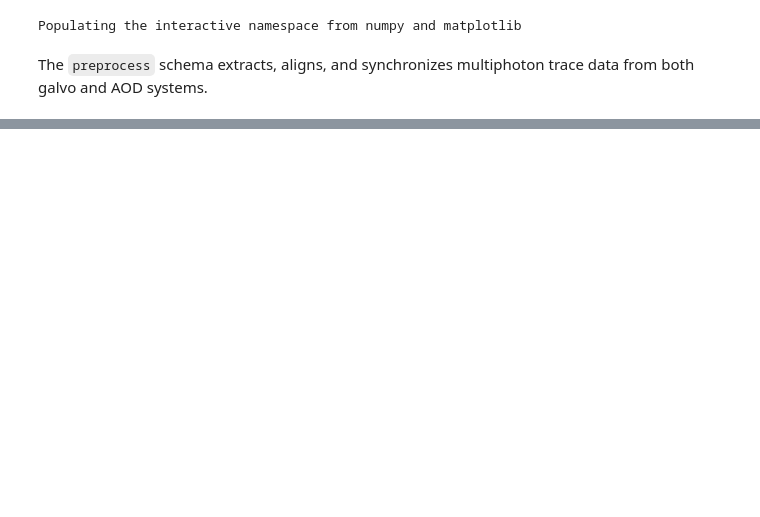
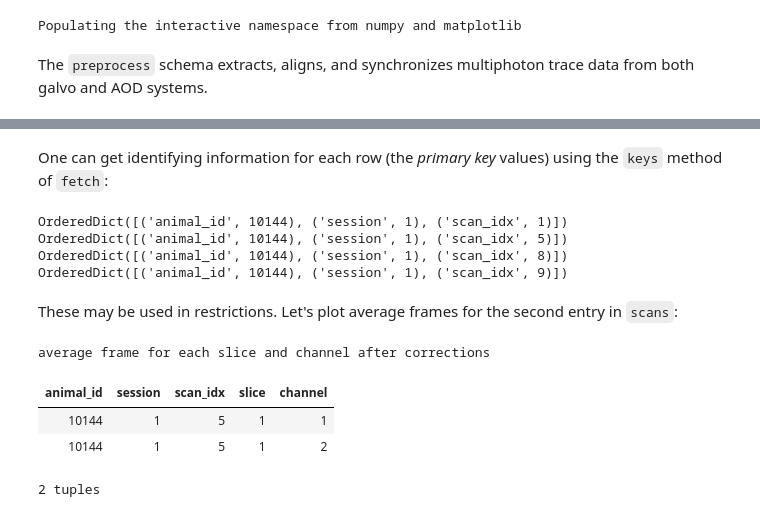
Before and after one commit to cajal/pipeline, a Jupyter notebook: python/jupyter/notebooks/pipeline_preprocess.ipynb, the cells around one changed output, grey strips where cells are left out. Cells and saved outputs as stored; diff of their text form; code cells hidden in the pictures; blank space fills up the shorter version.

```diff
--- a/python/jupyter/notebooks/pipeline_preprocess.ipynb
+++ b/python/jupyter/notebooks/pipeline_preprocess.ipynb
@@ -32,0 +55,24 @@ The schema has dependencies on schemas `pipeline.experiment` and `pipeline.psy`:
+# %% [markdown]
+One can get identifying information for each row (the _primary key_ values) using the `keys` method of `fetch`:
+# %%
+from pipeline import experiment
+scans = experiment.Scan() & (experiment.Session() & 'session_date="2016-06-16"' & 'username="jake"') &  preprocess.Prepare.GalvoAverageFrame()
+for key in scans.fetch.keys():
+    print(key)
+# %% [output]
+OrderedDict([('animal_id', 10144), ('session', 1), ('scan_idx', 1)])
+OrderedDict([('animal_id', 10144), ('session', 1), ('scan_idx', 5)])
+OrderedDict([('animal_id', 10144), ('session', 1), ('scan_idx', 8)])
+OrderedDict([('animal_id', 10144), ('session', 1), ('scan_idx', 9)])
+# %% [markdown]
+These may be used in restrictions.  Let's plot average frames for the second entry in `scans`:
+# %%
+keys = list((scans*preprocess.Slice()).fetch.keys())
+frames = preprocess.Prepare.GalvoAverageFrame() & keys[1]
+frames
+# %% [output]
+average frame for each slice and channel after corrections
+| animal_id | session | scan_idx | slice | channel |
+| 10144 | 1 | 5 | 1 | 1 |
+| 10144 | 1 | 5 | 1 | 2 |
+2 tuples
```
Also changed, not shown: parts of 15 cells of this notebook, 3 other files.
